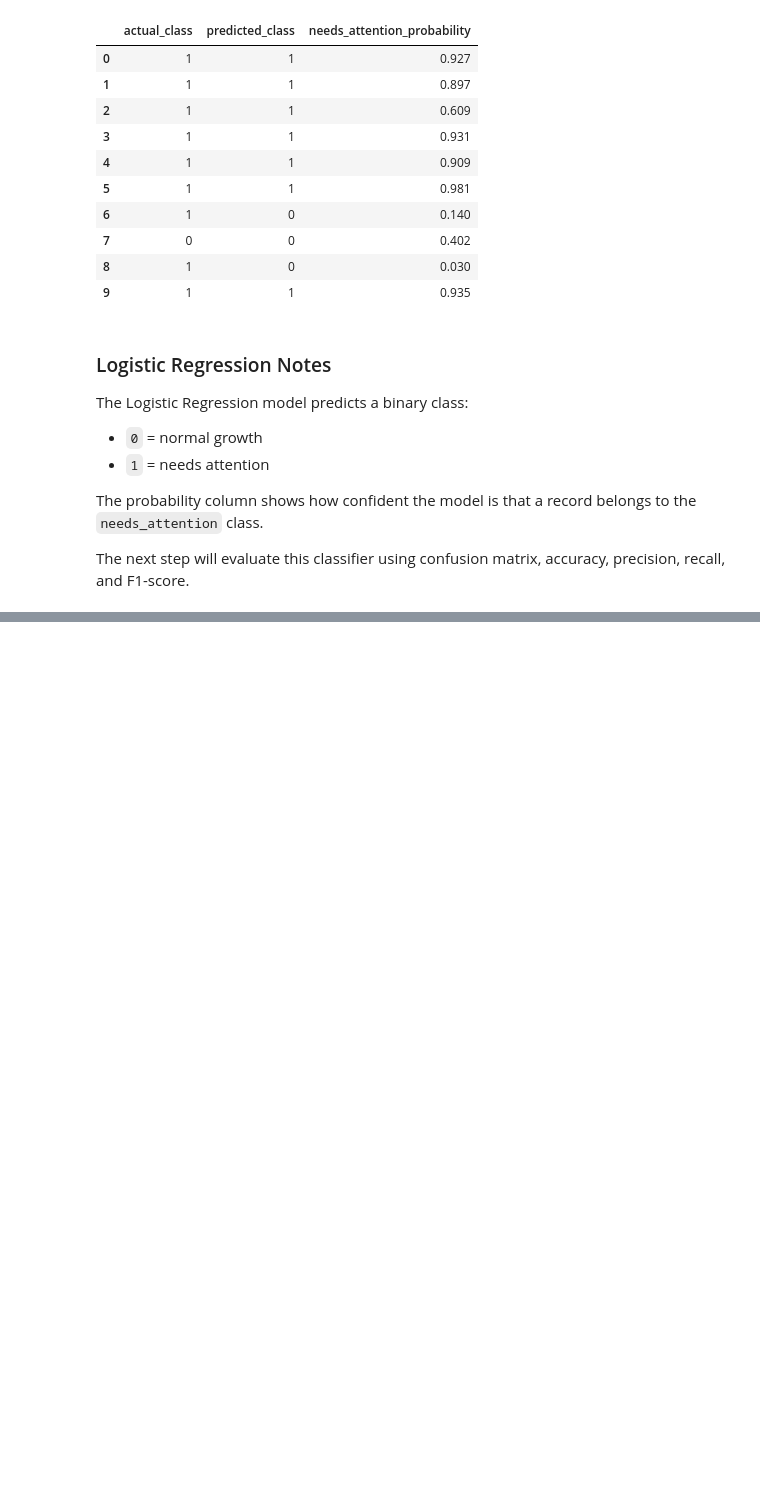
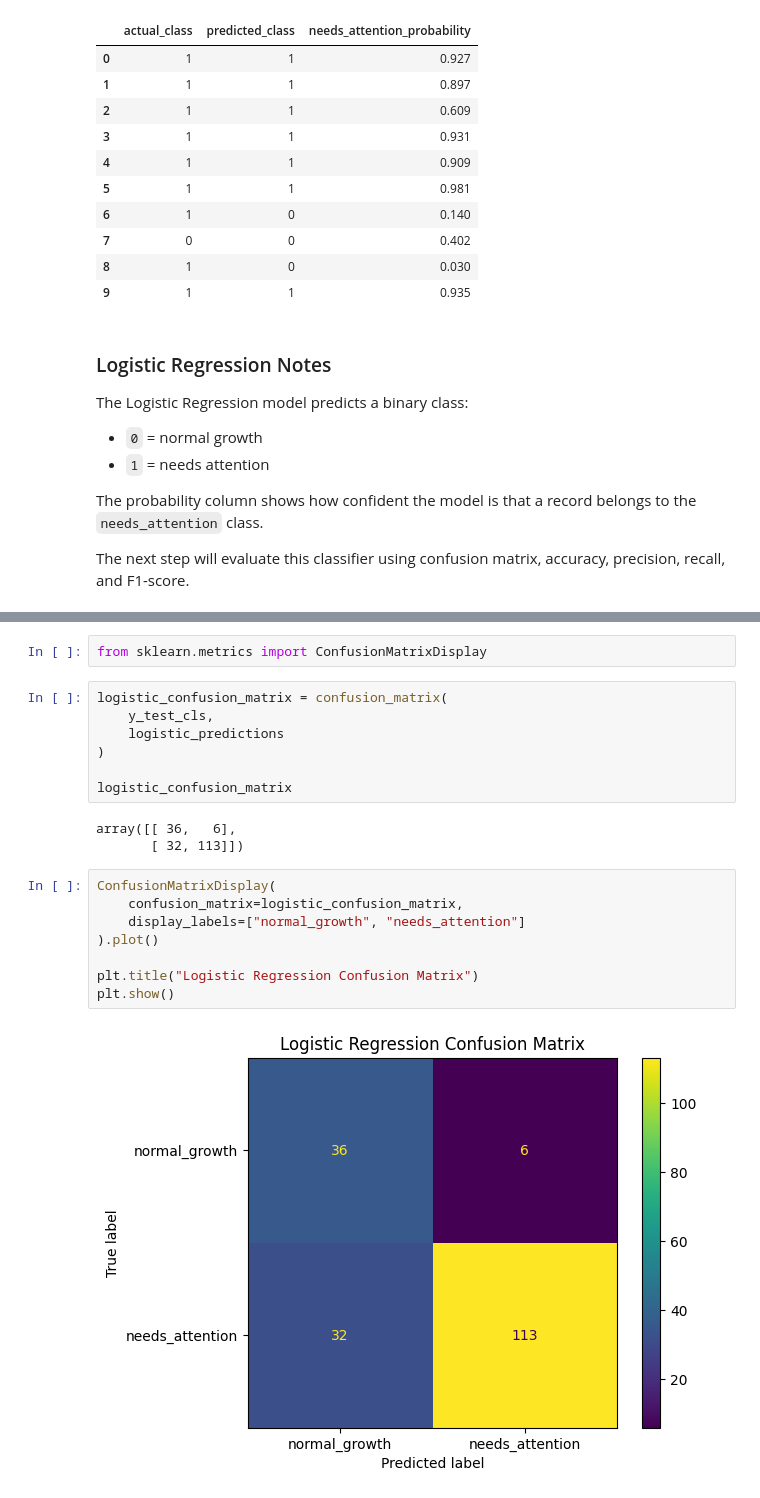
Before and after one commit to SATananov/cane-corso-growth-intelligence, a Jupyter notebook: notebooks/03_classification_growth_status.ipynb, the cells around one changed output, grey strips where cells are left out. Saved outputs shown, nothing was run; the diff lists cells and outputs as text; blank space fills up the shorter version.

Commit message:
Add logistic regression classification evaluation

```diff
--- a/notebooks/03_classification_growth_status.ipynb
+++ b/notebooks/03_classification_growth_status.ipynb
@@ -306,0 +321,22 @@ The next step will evaluate this classifier using confusion matrix, accuracy, pr
+# %%
+from sklearn.metrics import ConfusionMatrixDisplay
+# %%
+logistic_confusion_matrix = confusion_matrix(
+    y_test_cls,
+    logistic_predictions
+)
+
+logistic_confusion_matrix
+# %% [output]
+array([[ 36,   6],
+       [ 32, 113]])
+# %%
+ConfusionMatrixDisplay(
+    confusion_matrix=logistic_confusion_matrix,
+    display_labels=["normal_growth", "needs_attention"]
+).plot()
+
+plt.title("Logistic Regression Confusion Matrix")
+plt.show()
+# %% [output]
+[figure, added]
```
Also changed, not shown: parts of 4 cells of this notebook.
